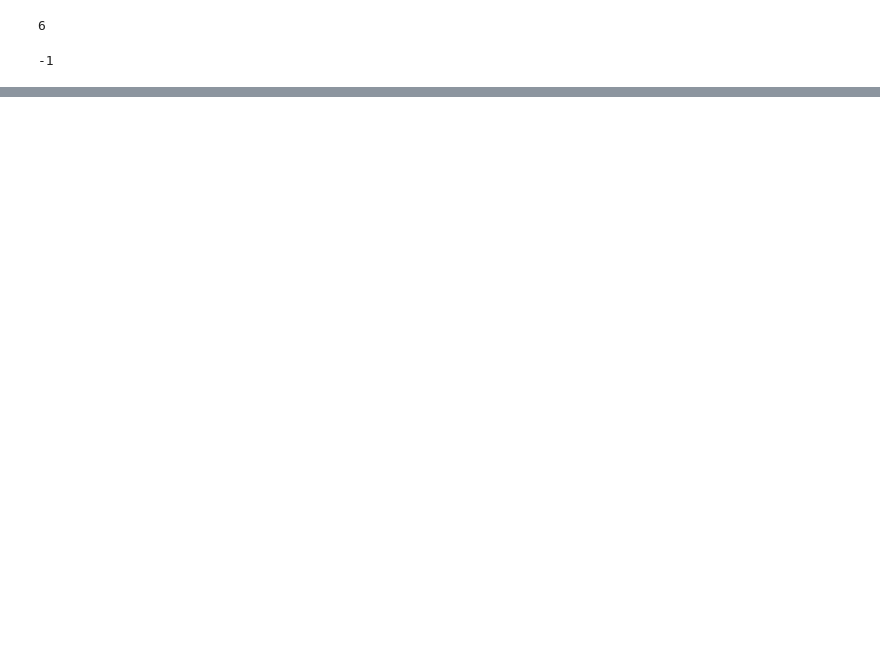
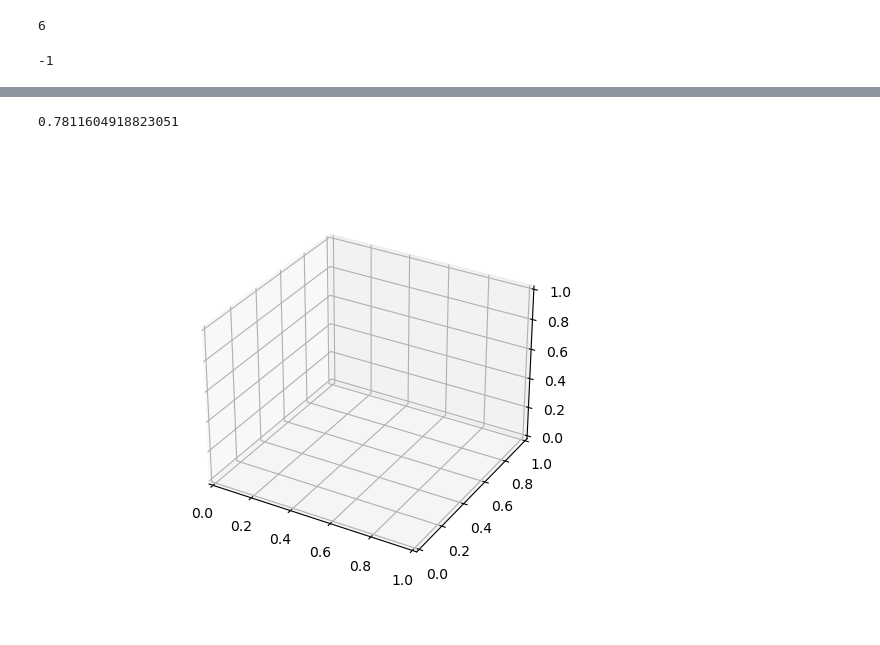
Before and after one commit to Rumoa/simple-QLL, a Jupyter notebook: cacharreo.ipynb, the cells around one changed output, grey strips where cells are left out. Saved outputs shown, nothing was run; the diff lists cells and outputs as text; code cells hidden in the pictures; blank space fills up the shorter version.

```diff
--- a/cacharreo.ipynb
+++ b/cacharreo.ipynb
@@ -60,0 +128,3 @@ a[0]
+# %%
+a =qu.basis(2, 0)
+print(a.dag()*a)
@@ -60,0 +142,7 @@ a[0]
+# %%
+def expected_fisher_inf_matrix(t, rho0, H0, operators, projectors):
+    rho_t = solve_lindblad.evolve_dm(rho0, H0, operators, t)
+    rho_prime = eL_L_rho(rho0, H0, operators, t)
+    _, _, tr_rho_prime = qu.measurement.measurement_statistics(rho_prime, projectors)
+    _, _, tr_rho = qu.measurement.measurement_statistics(rho_t, projectors)
+    return np.sum([(tr_rho_prime_i/tr_rho_i)**2*tr_rho_i for tr_rho_i, tr_rho_prime_i in zip(tr_rho, tr_rho_prime)])
@@ -60,0 +154,7 @@ a[0]
+# %%
+from functools import partial
+?partial
+
+fisher_t = partial(expected_fisher_inf_matrix, rho0 = rho0, H0 = H0, operators = [J*qu.sigmax()], projectors = qu.sigmaz())
+
+fisher_t_J = partial(expected_fisher_inf_matrix, rho0 = rho0, H0 = H0,  projectors = qu.sigmaz())
@@ -60,0 +169,20 @@ a[0]
+# %%
+plotea_t_J = lambda a,b : fisher_t_J(t= a, operators=[b*qu.sigmax()])
+# %%
+plotea_t_J(0.3, 0.3)
+# %% [output]
+0.7811604918823051
+# %%
+fig = plt.figure()
+ax = plt.axes(projection='3d')
+
+
+times = np.linspace(0.0001, 0.5, 50)
+J = np.linspace(0, 0.5, 50)
+X, Y = np.meshgrid(times, J, sparse=False)
+
+plot_prime = np.vectorize(plotea_t_J)
+Z = plot_prime(X, Y)
+# X
+# %% [output]
+[figure, added]
```
Also changed, not shown: parts of 34 cells of this notebook, 4 other files.
